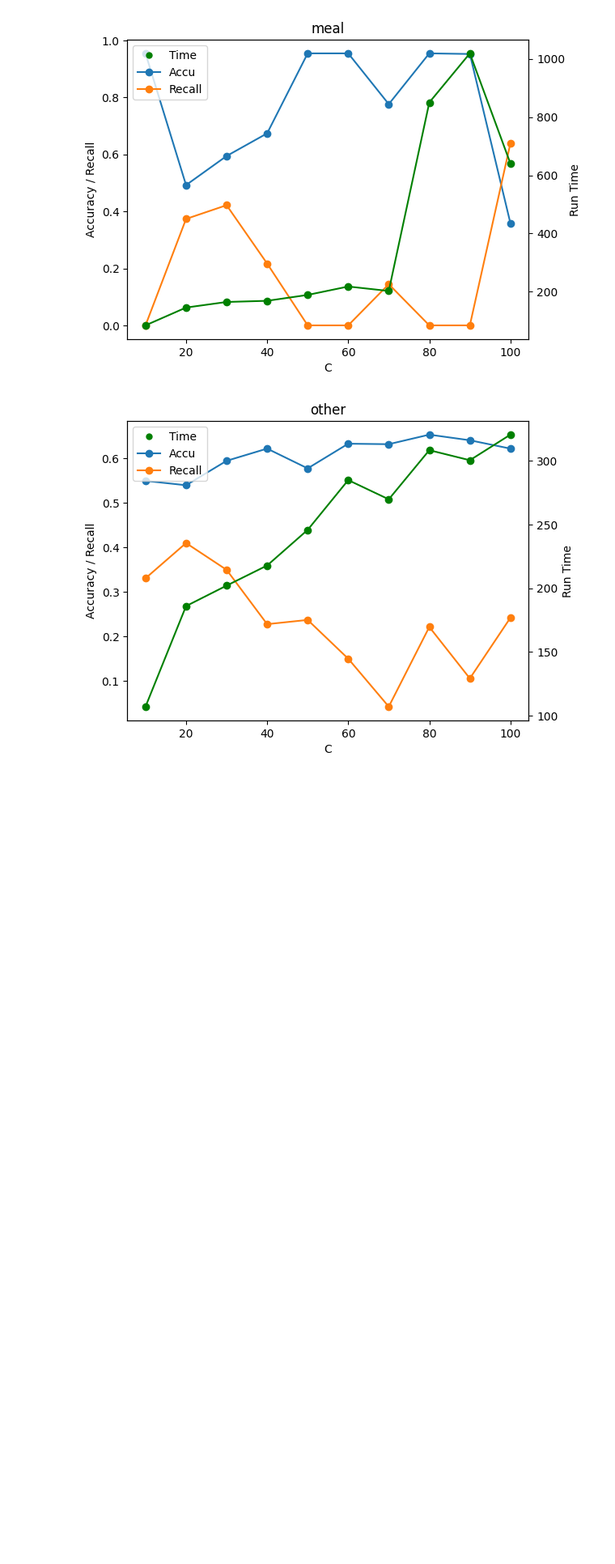
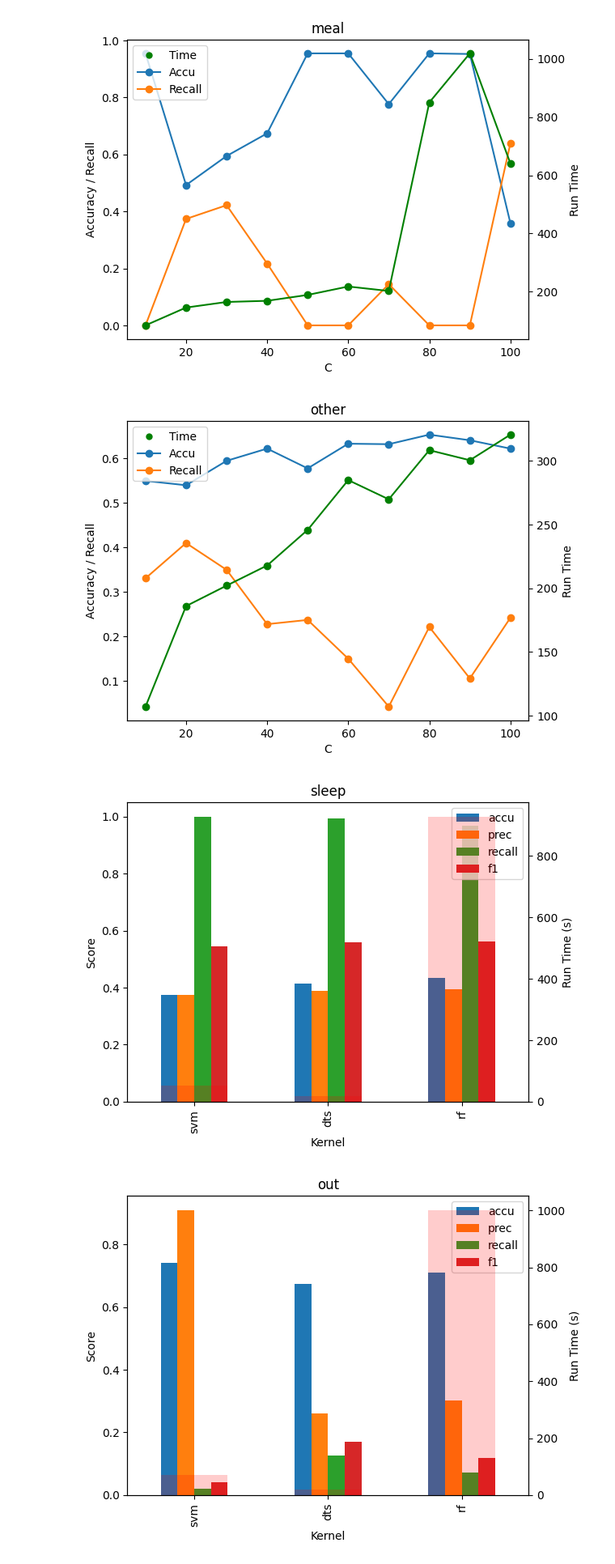
Before and after one commit to roleecorn/Time2Graph, a Jupyter notebook: graph.ipynb, the cells around one changed output. Shown: that part at 81% size. Cells and saved outputs as stored; diff of their text form; code cells hidden in the pictures; blank space fills up the shorter version.

```diff
--- a/graph.ipynb
+++ b/graph.ipynb
@@ -40,3 +40,31 @@ for item in ["sleep",'out','meal','other']:
 [figure]
 [figure]
 [figure]
+# %%
+import pandas as pd
+import matplotlib.pyplot as plt
+
+# 读取csv数据
+df = pd.read_csv('feature_base.csv')
+
+# 对四个行为分别绘制直方图
+for behav in df['behav'].unique():
+    data_behav = df[df['behav'] == behav].set_index('kernel')
+
+    fig, ax1 = plt.subplots()
+
+    # 左刻度绘制四个指标
+    data_behav[['accu', 'prec', 'recall', 'f1']].plot(kind='bar', ax=ax1)
+    ax1.set_ylabel('Score')
+    ax1.set_xlabel('Kernel')
+
+    # 右刻度绘制运行时间
+    ax2 = ax1.twinx()
+    data_behav['run_time'].plot(kind='bar', ax=ax2, color='r', alpha=0.2) # alpha设置为透明度以区分左侧刻度
+    ax2.set_ylabel('Run Time (s)')
+
+    plt.title(behav)
+    plt.show()
+# %% [output]
+[figure, added]
+[figure, added]
```
Also changed, not shown: parts of 1 cell of this notebook, 6 other files.
